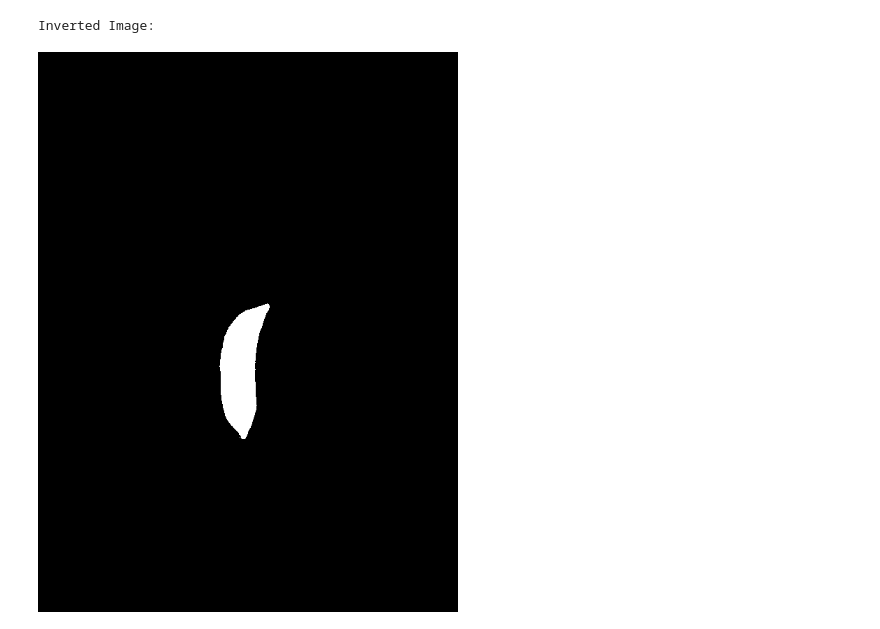
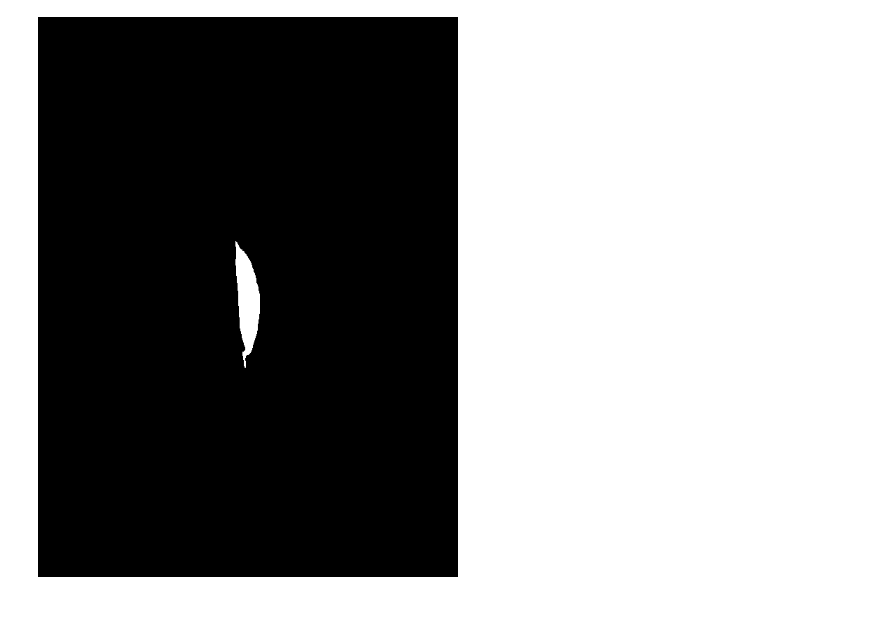
Before and after one commit to AbduzZami/ColabNotebooks, a Jupyter notebook: GAU.ipynb, the cells around one changed output. Drawn from its saved outputs; the diff is of its cells as text; code cells hidden in the pictures.

```diff
--- a/GAU.ipynb
+++ b/GAU.ipynb
@@ -76,10 +93,0 @@ Processed result_white with non-black pixels converted to white:
-# %%
-# Invert the colors of the image
-inverted_img = cv2.bitwise_not(final_processed_white)
-
-# Display the inverted image
-print("Inverted Image:")
-cv2_imshow(inverted_img)
-# %% [output]
-Inverted Image:
-[figure, removed]
@@ -86 +103,14 @@ Inverted Image:
+# %%
+# Ensure your image is binary
+binary = np.where(inverted_binary_result_white > 0, 255, 0).astype(np.uint8)
+
+# Define a kernel (3x3 or 5x5 depending on dot size)
+kernel = cv2.getStructuringElement(cv2.MORPH_RECT, (3, 3))
+
+# Apply erosion
+eroded = cv2.erode(binary, kernel, iterations=1)
+
+cv2_imshow(eroded)
+# %% [output]
+[figure, added]
 # %%
```
Also changed, not shown: parts of 16 cells of this notebook.
